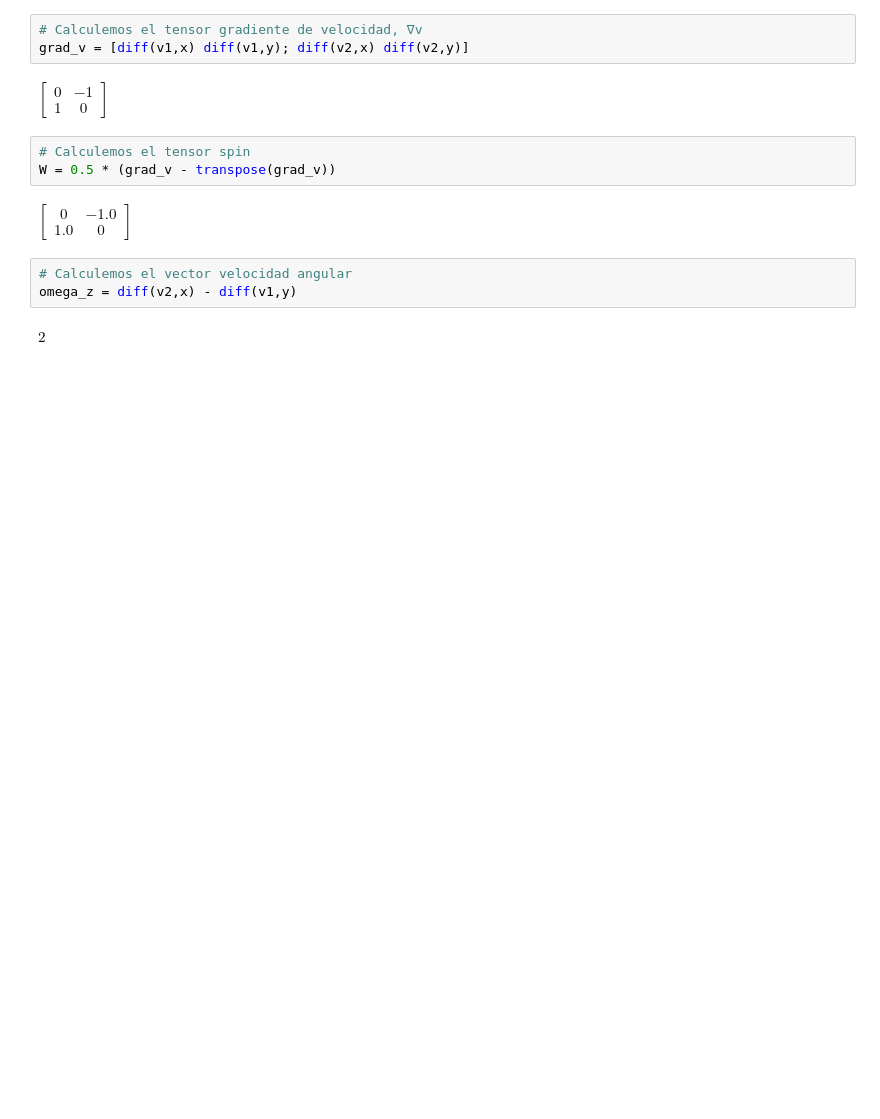
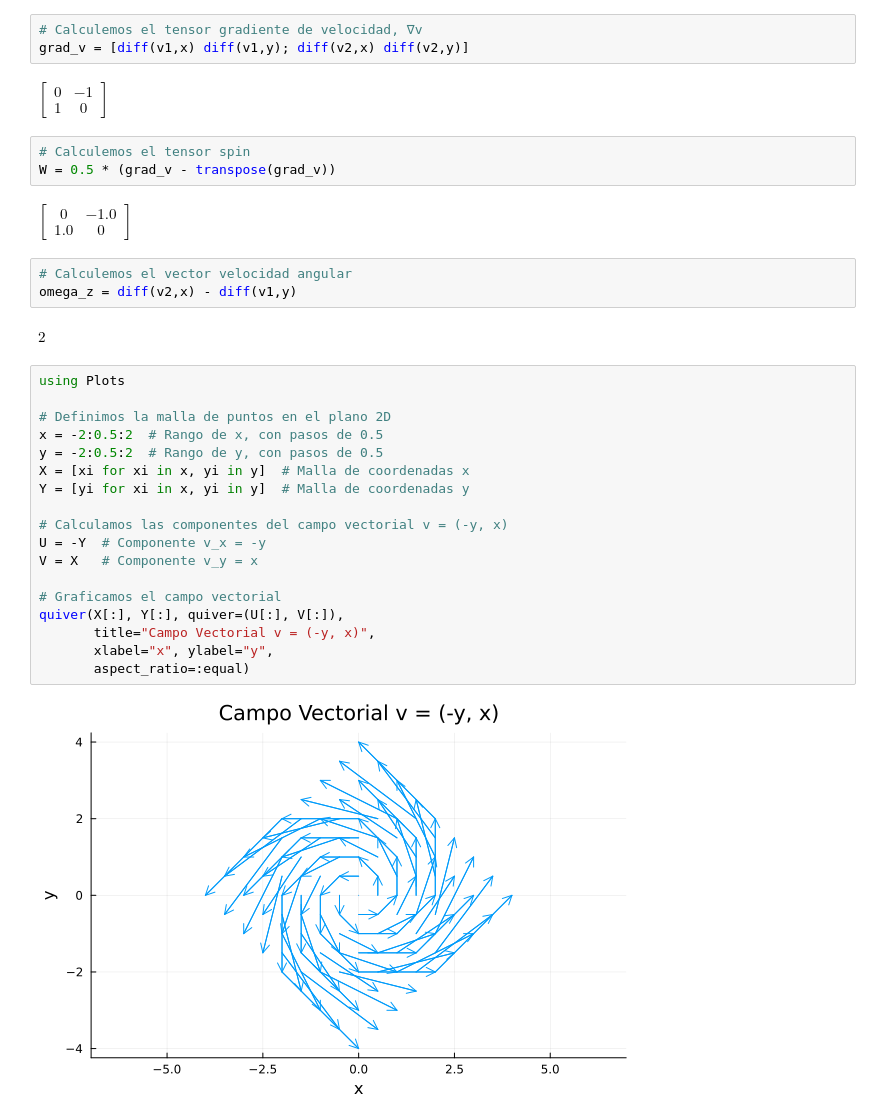
Before and after one commit to KierPrev/ContinuumMechanicsProblems, a Jupyter notebook: U2 Kinematics/3.14.ipynb, the cells around one changed output. Drawn from its saved outputs; the diff is of its cells as text; blank space fills up the shorter version.

```diff
--- a/U2 Kinematics/3.14.ipynb
+++ b/U2 Kinematics/3.14.ipynb
@@ -21,3 +21,23 @@ $\left[\begin{smallmatrix}0 & -1.0\\1.0 & 0\end{smallmatrix}\right]$
 omega_z = diff(v2,x) - diff(v1,y)
 # %% [output]
 $2$
+# %%
+using Plots
+
+# Definimos la malla de puntos en el plano 2D
+x = -2:0.5:2  # Rango de x, con pasos de 0.5
+y = -2:0.5:2  # Rango de y, con pasos de 0.5
+X = [xi for xi in x, yi in y]  # Malla de coordenadas x
+Y = [yi for xi in x, yi in y]  # Malla de coordenadas y
+
+# Calculamos las componentes del campo vectorial v = (-y, x)
+U = -Y  # Componente v_x = -y
+V = X   # Componente v_y = x
+
+# Graficamos el campo vectorial
+quiver(X[:], Y[:], quiver=(U[:], V[:]),
+       title="Campo Vectorial v = (-y, x)",
+       xlabel="x", ylabel="y",
+       aspect_ratio=:equal)
+# %% [output]
+[figure, added]
```
Also changed, not shown: 1 other file.
